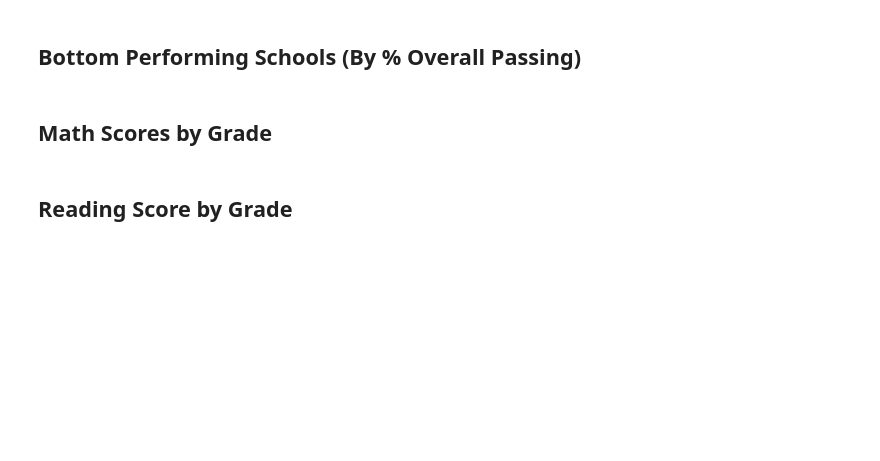
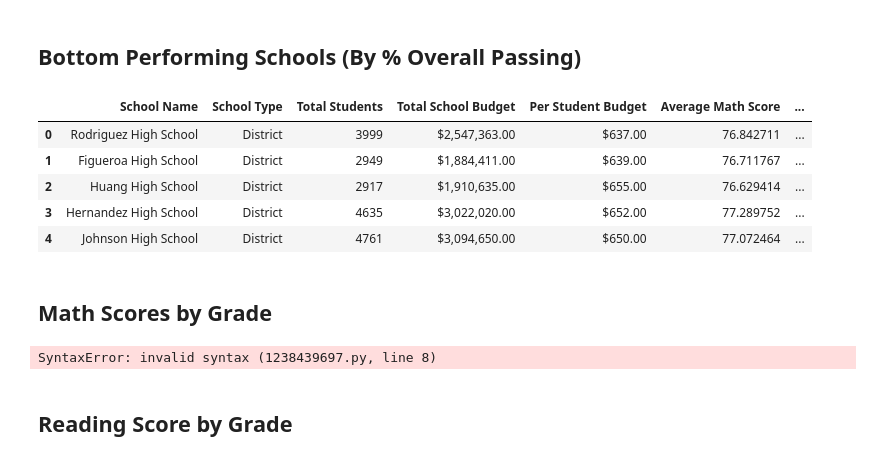
Before and after one commit to Amarah010/pandas-challenge, a Jupyter notebook: PyCitySchools/main.ipynb, the cells around one changed output. Cells and saved outputs as stored; diff of their text form; code cells hidden in the pictures; blank space fills up the shorter version.

```diff
--- a/PyCitySchools/main.ipynb
+++ b/PyCitySchools/main.ipynb
@@ -292,16 +323,24 @@ top_schools.head(5)
 ## Bottom Performing Schools (By % Overall Passing)
 # %%
 # Sort the schools by `% Overall Passing` in ascending order and display the top 5 rows.
-bottom_schools =
+bottom_schools = per_school_summary.sort_values(by='Overall Passing Rate', ascending=True).head(5).reset_index(drop=True)
+
 bottom_schools.head(5)
+# %% [output]
+|  | School Name | School Type | Total Students | Total School Budget | Per Student Budget | Average Math Score | ... |
+| 0 | Rodriguez High School | District | 3999 | $2,547,363.00 | $637.00 | 76.842711 | ... |
+| 1 | Figueroa High School | District | 2949 | $1,884,411.00 | $639.00 | 76.711767 | ... |
+| 2 | Huang High School | District | 2917 | $1,910,635.00 | $655.00 | 76.629414 | ... |
+| 3 | Hernandez High School | District | 4635 | $3,022,020.00 | $652.00 | 77.289752 | ... |
+| 4 | Johnson High School | District | 4761 | $3,094,650.00 | $650.00 | 77.072464 | ... |
 # %% [markdown]
 ## Math Scores by Grade
 # %%
 # Use the code provided to separate the data by grade
-ninth_graders = school_data_complete[(school_data_complete["grade"] == "9th")]
-tenth_graders = school_data_complete[(school_data_complete["grade"] == "10th")]
-eleventh_graders = school_data_complete[(school_data_complete["grade"] == "11th")]
-twelfth_graders = school_data_complete[(school_data_complete["grade"] == "12th")]
+ninth_graders = school_dataset[(school_dataset["grade"] == "9th")]
+tenth_graders = school_dataset[(school_dataset["grade"] == "10th")]
+eleventh_graders = school_dataset[(school_dataset["grade"] == "11th")]
+twelfth_graders = school_dataset[(school_dataset["grade"] == "12th")]
 
 # Group by `school_name` and take the mean of the `math_score` column for each.
 ninth_grade_math_scores =
@@ -317,6 +356,8 @@ math_scores_by_grade.index.name = None
 
 # Display the DataFrame
 math_scores_by_grade
+# %% [output]
+SyntaxError: invalid syntax (1238439697.py, line 8)
 # %% [markdown]
 ## Reading Score by Grade
 # %%
```
Also changed, not shown: parts of 6 cells of this notebook.
